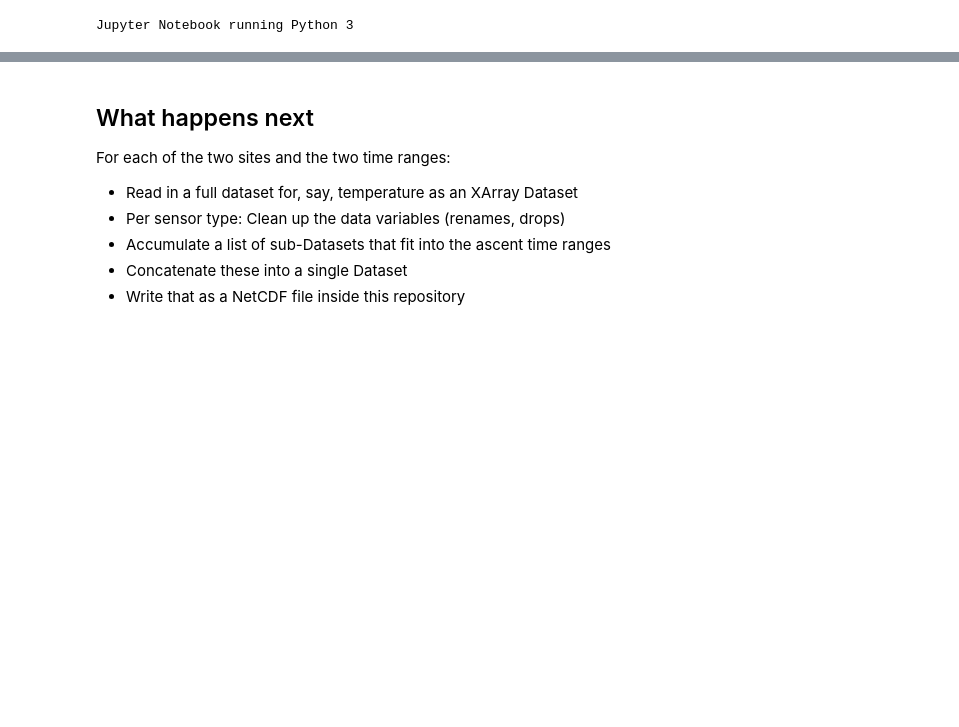
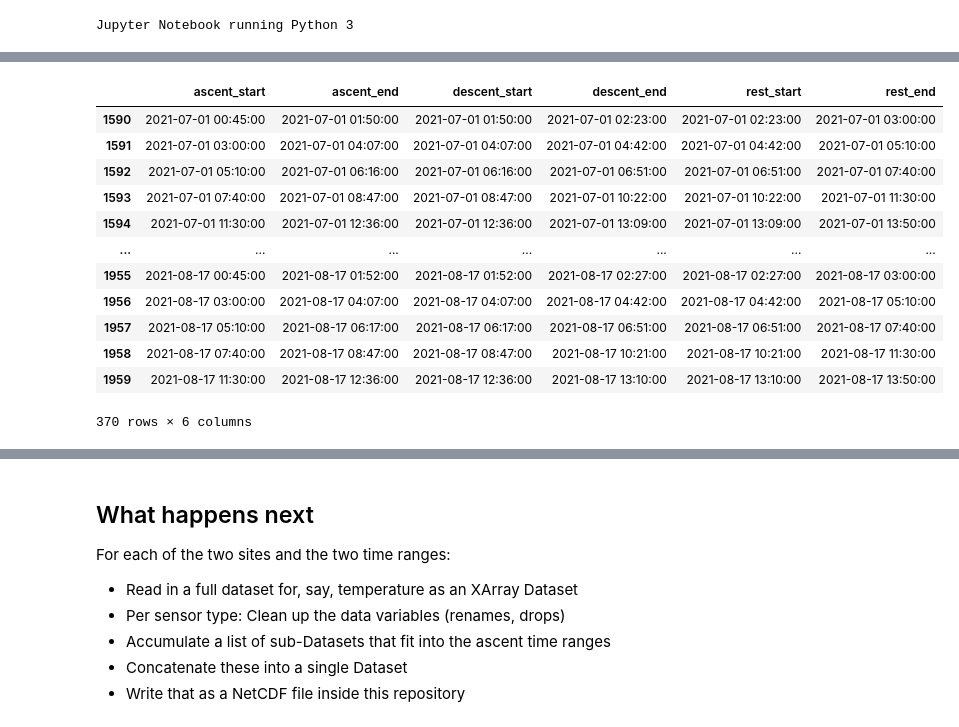
Before and after one commit to robfatland/oceanprior, a Jupyter notebook: Ocean 01 E Generate Small Datasets.ipynb, the cells around one changed output, grey strips where cells are left out. Drawn from its saved outputs; the diff is of its cells as text; code cells hidden in the pictures; blank space fills up the shorter version.

```diff
--- a/Ocean 01 E Generate Small Datasets.ipynb
+++ b/Ocean 01 E Generate Small Datasets.ipynb
@@ -64,0 +65,16 @@ df_osb2021
+# %%
+df_axb2021[1590:]
+# %% [output]
+|  | ascent_start | ascent_end | descent_start | descent_end | rest_start | rest_end |
+| 1590 | 2021-07-01 00:45:00 | 2021-07-01 01:50:00 | 2021-07-01 01:50:00 | 2021-07-01 02:23:00 | 2021-07-01 02:23:00 | 2021-07-01 03:00:00 |
+| 1591 | 2021-07-01 03:00:00 | 2021-07-01 04:07:00 | 2021-07-01 04:07:00 | 2021-07-01 04:42:00 | 2021-07-01 04:42:00 | 2021-07-01 05:10:00 |
+| 1592 | 2021-07-01 05:10:00 | 2021-07-01 06:16:00 | 2021-07-01 06:16:00 | 2021-07-01 06:51:00 | 2021-07-01 06:51:00 | 2021-07-01 07:40:00 |
+| 1593 | 2021-07-01 07:40:00 | 2021-07-01 08:47:00 | 2021-07-01 08:47:00 | 2021-07-01 10:22:00 | 2021-07-01 10:22:00 | 2021-07-01 11:30:00 |
+| 1594 | 2021-07-01 11:30:00 | 2021-07-01 12:36:00 | 2021-07-01 12:36:00 | 2021-07-01 13:09:00 | 2021-07-01 13:09:00 | 2021-07-01 13:50:00 |
+| ... | ... | ... | ... | ... | ... | ... |
+| 1955 | 2021-08-17 00:45:00 | 2021-08-17 01:52:00 | 2021-08-17 01:52:00 | 2021-08-17 02:27:00 | 2021-08-17 02:27:00 | 2021-08-17 03:00:00 |
+| 1956 | 2021-08-17 03:00:00 | 2021-08-17 04:07:00 | 2021-08-17 04:07:00 | 2021-08-17 04:42:00 | 2021-08-17 04:42:00 | 2021-08-17 05:10:00 |
+| 1957 | 2021-08-17 05:10:00 | 2021-08-17 06:17:00 | 2021-08-17 06:17:00 | 2021-08-17 06:51:00 | 2021-08-17 06:51:00 | 2021-08-17 07:40:00 |
+| 1958 | 2021-08-17 07:40:00 | 2021-08-17 08:47:00 | 2021-08-17 08:47:00 | 2021-08-17 10:21:00 | 2021-08-17 10:21:00 | 2021-08-17 11:30:00 |
+| 1959 | 2021-08-17 11:30:00 | 2021-08-17 12:36:00 | 2021-08-17 12:36:00 | 2021-08-17 13:10:00 | 2021-08-17 13:10:00 | 2021-08-17 13:50:00 |
+370 rows × 6 columns
```
Also changed, not shown: parts of 13 cells of this notebook, 8 other files.
